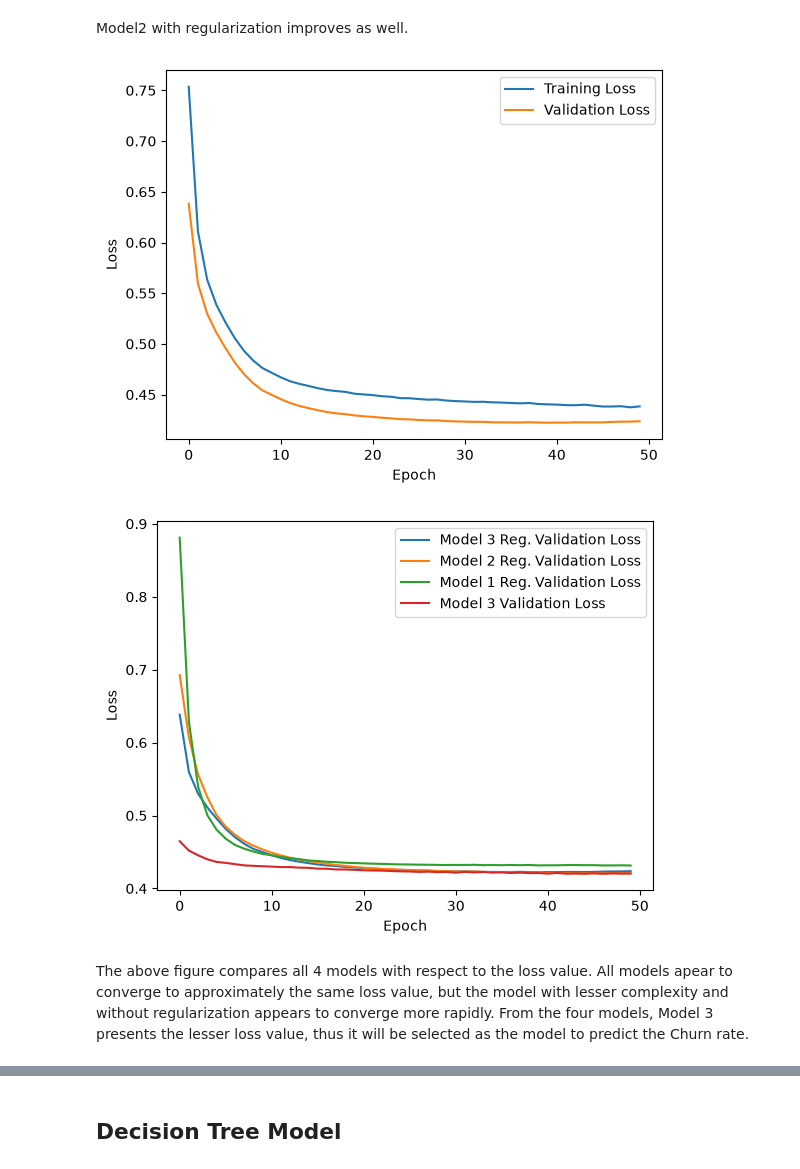
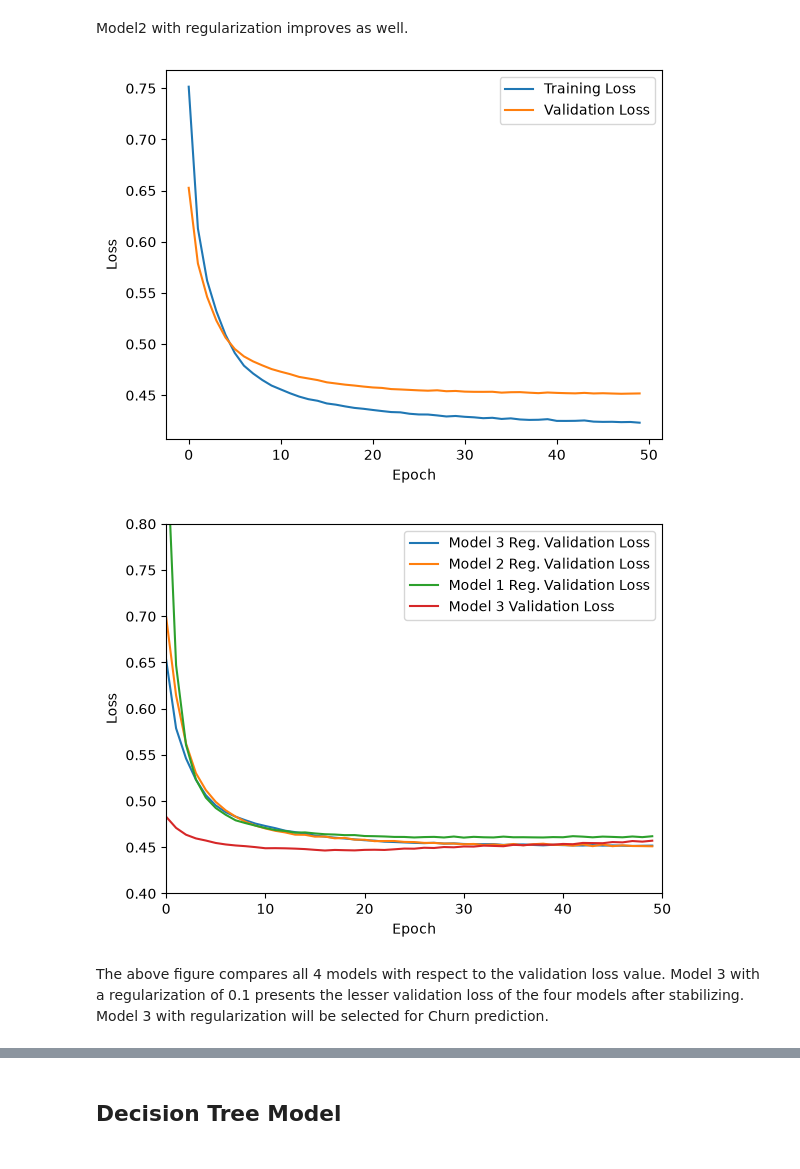
Before and after one commit to andrsma/Telco-Churn, a Jupyter notebook: notebooks/AI_Project_Beginner_Level.ipynb, the cells around one changed output, grey strips where cells are left out. Cells and saved outputs as stored; diff of their text form; code cells hidden in the pictures.

```diff
--- a/notebooks/AI_Project_Beginner_Level.ipynb
+++ b/notebooks/AI_Project_Beginner_Level.ipynb
@@ -455,8 +426,8 @@ plt.show()
 # %%
-#After epoch 10, training loss and validation loss diverge greatly, still showing high variance problem. Lets try another model arquitecture.
+#Model2 still shows high variance poblem.
 
 model3 = Sequential([
-    Input(shape=(X_train_nn_scaled.shape[1],)),
+    Input(shape=(X_train_scaled.shape[1],)),
     Dense(8, activation='relu'),
     Dense(4, activation='relu'),
     Dense(1, activation='sigmoid')
@@ -467,8 +438,8 @@ model3.compile(optimizer='adam', loss=BinaryCrossentropy())
 
 #Train model
 history3 = model3.fit(
-    X_train_nn_scaled, y_train_nn,
-    validation_data=(X_val_nn_scaled, y_val_nn),
+    X_train_scaled, y_train,
+    validation_data=(X_val_scaled, y_val),
     epochs=50, verbose=0
 )
 # %%
@@ -498,8 +469,8 @@ model1_r = Sequential([
 model1_r.compile(optimizer='adam', loss=BinaryCrossentropy())
 
 history1_r =  model1_r.fit(
-    X_train_nn_scaled, y_train_nn,
-    validation_data=(X_val_nn_scaled, y_val_nn),
+    X_train_scaled, y_train,
+    validation_data=(X_val_scaled, y_val),
     epochs=50, verbose=0
 )
 
@@ -526,8 +495,8 @@ model2_r.compile(optimizer='adam', loss=BinaryCrossentropy())
 
 #Train model
 history2_r = model2_r.fit(
-    X_train_nn_scaled, y_train_nn,
-    validation_data=(X_val_nn_scaled, y_val_nn),
+    X_train_scaled, y_train,
+    validation_data=(X_val_scaled, y_val),
     epochs=50, verbose=0
 )
 
@@ -543,7 +512,7 @@ plt.show()
 Model2 with regularization improves as well.
 # %%
 model3_r = Sequential([
-    Input(shape=(X_train_nn_scaled.shape[1],)),
+    Input(shape=(X_train_scaled.shape[1],)),
     Dense(8, activation='relu', kernel_regularizer=l2(0.01)),
     Dense(4, activation='relu', kernel_regularizer=l2(0.01)),
     Dense(1, activation='sigmoid')
@@ -554,8 +523,8 @@ model3_r.compile(optimizer='adam', loss=BinaryCrossentropy())
 
 #Train model
 history3_r = model3_r.fit(
-    X_train_nn_scaled, y_train_nn,
-    validation_data=(X_val_nn_scaled, y_val_nn),
+    X_train_scaled, y_train,
+    validation_data=(X_val_scaled, y_val),
     epochs=50, verbose=0
 )
 
@@ -566,19 +535,20 @@ plt.ylabel('Loss')
 plt.legend()
 plt.show()
 # %% [output]
-[figure, old version]
+[figure, new version]
 # %%
 
 plt.plot(history3_r.history['val_loss'], label='Model 3 Reg. Validation Loss')
 plt.plot(history2_r.history['val_loss'], label='Model 2 Reg. Validation Loss')
 plt.plot(history1_r.history['val_loss'], label='Model 1 Reg. Validation Loss')
 plt.plot(history3.history['val_loss'], label='Model 3 Validation Loss')
 plt.xlabel('Epoch')
 plt.ylabel('Loss')
+plt.axis([0, 50, 0.4, 0.8])
 plt.legend()
 plt.show()
 # %% [output]
-[figure, old version]
+[figure, new version]
 # %% [markdown]
-The above figure compares all 4 models with respect to the loss value. All models apear to converge to approximately the same loss value, but the model with lesser complexity and without regularization appears to converge more rapidly. From the four models, Model 3 presents the lesser loss value, thus it will be selected as the model to predict the Churn rate.
+The above figure compares all 4 models with respect to the validation loss value. Model 3 with a regularization of 0.1 presents the lesser validation loss of the four models after stabilizing. Model 3 with regularization will be selected for Churn prediction.
 # %%
```
Also changed, not shown: parts of 36 cells of this notebook.
